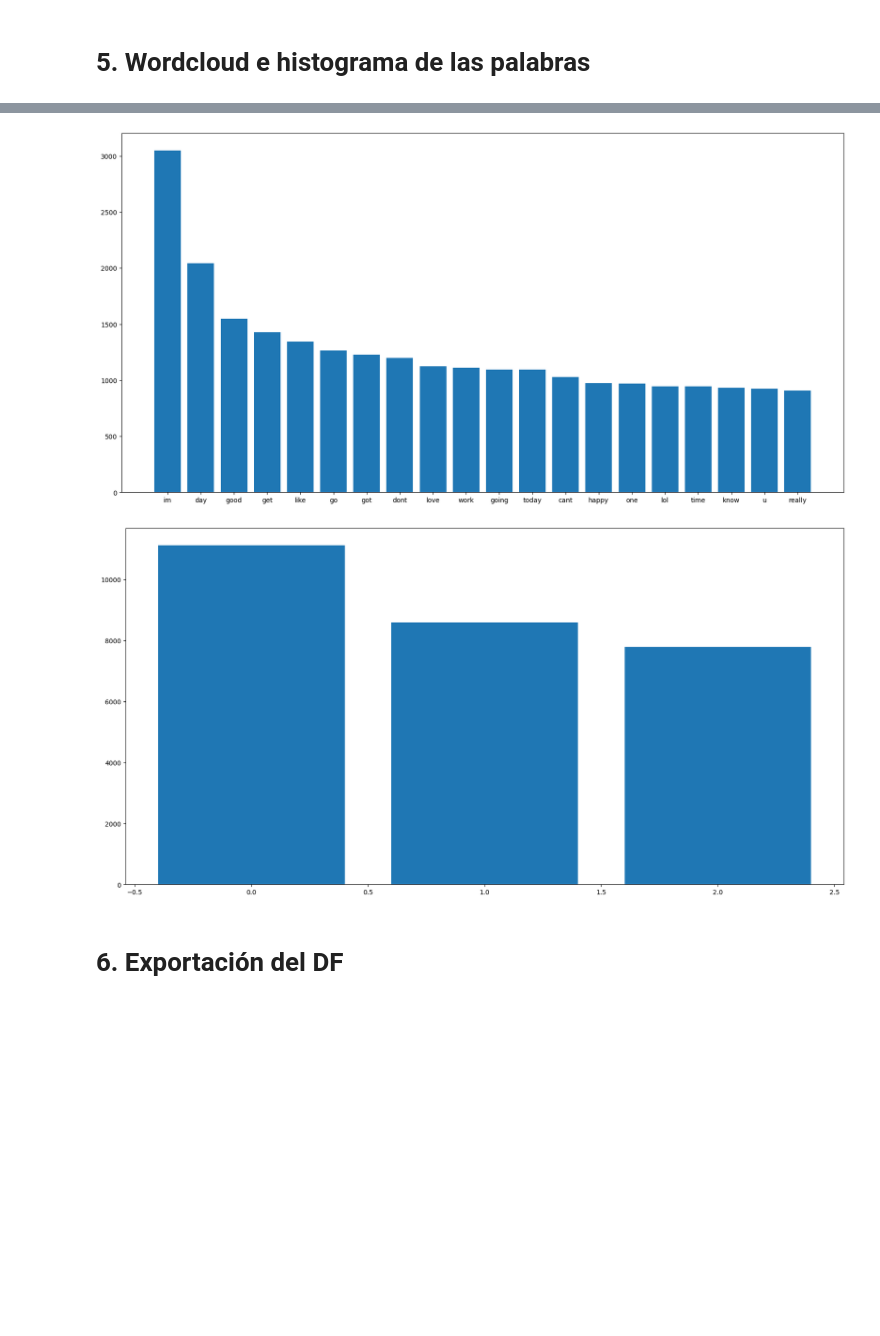
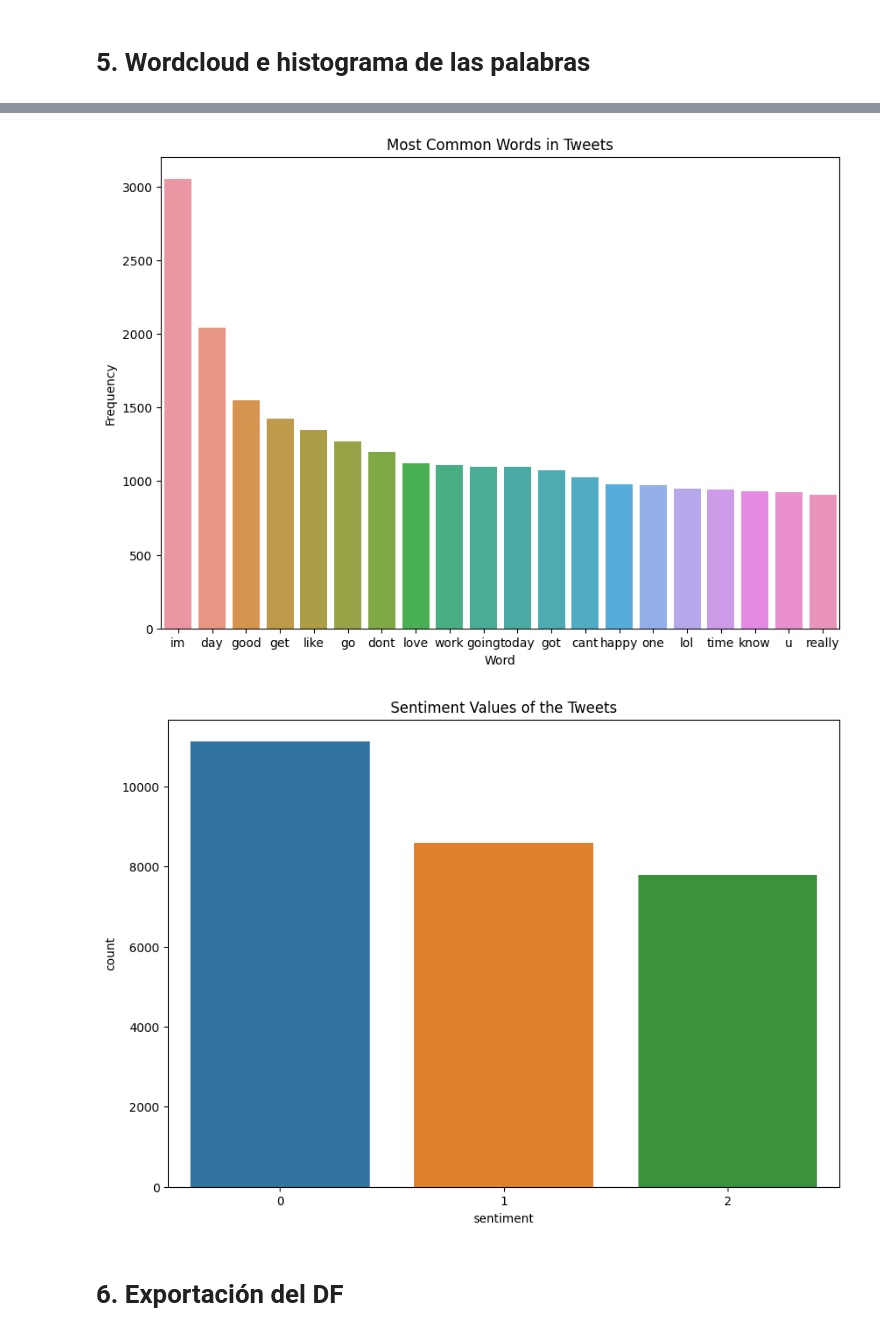
Before and after one commit to ComputingVictor/TFM_ValuationSentimentEngine, a Jupyter notebook: notebooks/tweets/0_DataPreprocessing.ipynb, the cells around one changed output, grey strips where cells are left out. Drawn from its saved outputs; the diff is of its cells as text; code cells hidden in the pictures; blank space fills up the shorter version.

```diff
--- a/notebooks/tweets/0_DataPreprocessing.ipynb
+++ b/notebooks/tweets/0_DataPreprocessing.ipynb
@@ -324,31 +322,41 @@ plt.show()
-# %%
-# Frequency of the most common words.
-
-word_freq.most_common(20)
-
-# Histogram of the most common words.
-
-plt.figure(figsize=(20,10))
-
-plt.bar(*zip(*word_freq.most_common(20)))
-
-plt.show()
-# %% [output]
-[figure, removed]
-# %%
-# Frequency of the sentiment.
-
-text_df['sentiment'].value_counts()
-
-# Histogram of the sentiment.
-
-plt.figure(figsize=(20,10))
-
-plt.bar(*zip(*text_df['sentiment'].value_counts().items()))
-
-plt.show()
-# %% [output]
-[figure, removed]
+# %%
+# Histogram of the most common words.
+
+all_words = ' '.join([text for text in text_df['SentimentText_clean']])
+
+all_words = all_words.split()
+
+freq = Counter(all_words)
+
+freq.most_common(20)
+
+freq_df = pd.DataFrame(freq.most_common(20), columns=['Word', 'Frequency'])
+
+freq_df.head()
+
+
+
+plt.figure(figsize=(10, 7))
+
+sns.barplot(x='Word', y='Frequency', data=freq_df)
+
+plt.title("Most Common Words in Tweets")
+
+plt.show()
+# %% [output]
+[figure, added]
+# %%
+# Histogram of the sentiment values of the tweets.
+
+plt.figure(figsize=(10, 7))
+
+sns.countplot(x='sentiment', data=text_df)
+
+plt.title("Sentiment Values of the Tweets")
+
+plt.show()
+# %% [output]
+[figure, added]
 # %% [markdown]
 # <a name="exportacion"> 6. Exportación del DF <a>
 # %% [markdown]
```
Also changed, not shown: parts of 6 cells of this notebook, 3 other files.
